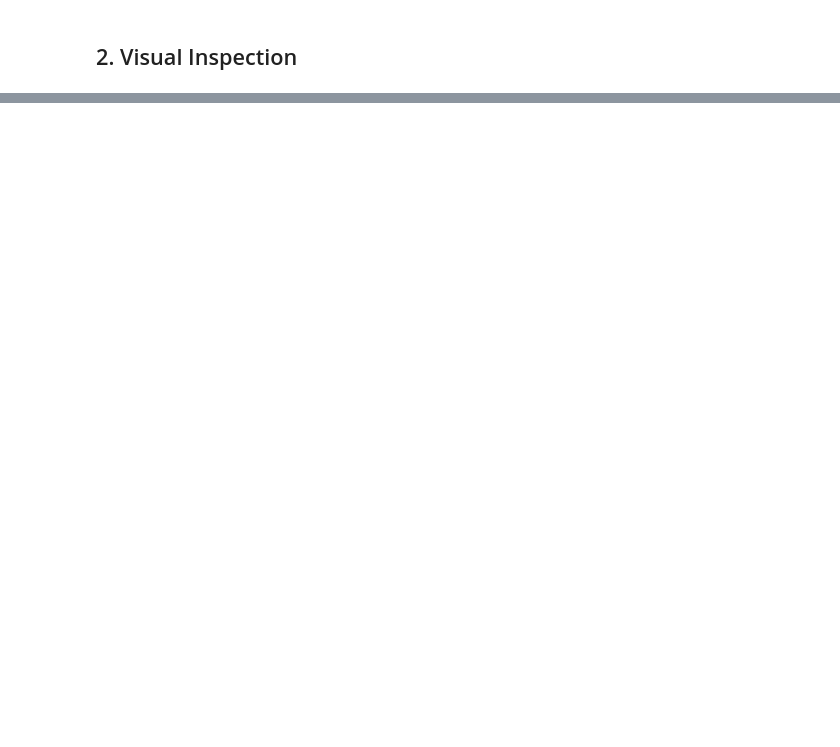
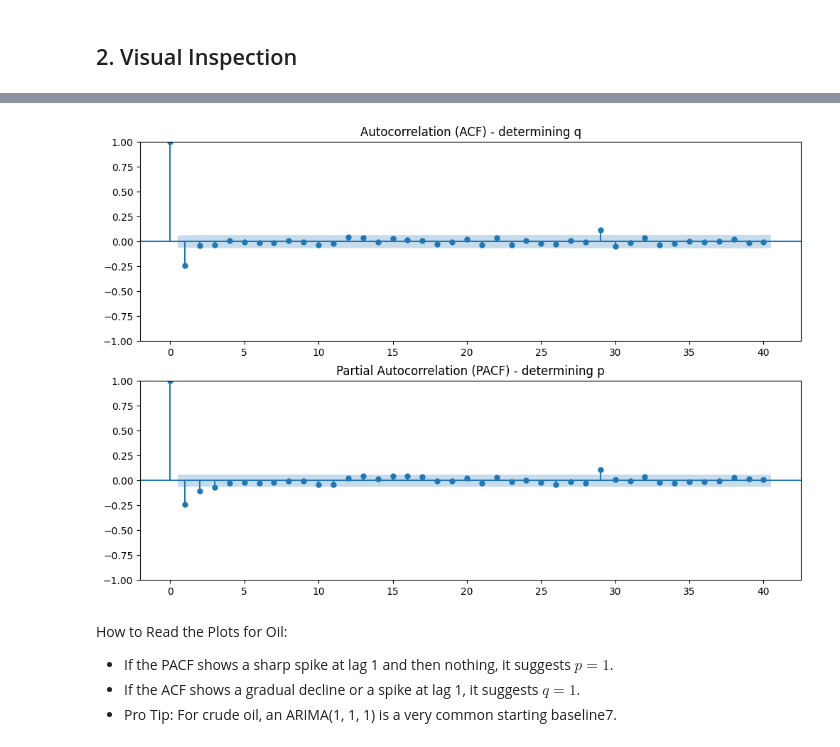
Before and after one commit to joeyedi1/crudearima, a Jupyter notebook: notebooks/01_arima_model.ipynb, the cells around one changed output, grey strips where cells are left out. Saved outputs shown, nothing was run; the diff lists cells and outputs as text; code cells hidden in the pictures; blank space fills up the shorter version.

Commit message:
01_arima_model

```diff
--- a/notebooks/01_arima_model.ipynb
+++ b/notebooks/01_arima_model.ipynb
@@ -64,0 +81,10 @@ def adf_test(series):
+# %%
+# Apply First Differencing
+df['diff_1'] = df['Close'].diff()
+
+# Drop the first NaN value created by differencing
+df_diff = df.dropna()
+
+# Check Stationarity again
+print("\n--- Checking Differenced Data ---")
+check_stationarity(df_diff['diff_1'])
@@ -64,0 +104,21 @@ def adf_test(series):
+# %%
+from statsmodels.graphics.tsaplots import plot_acf, plot_pacf
+
+fig, (ax1, ax2) = plt.subplots(2, 1, figsize=(12,8))
+
+# Plot ACF (for q)
+plot_acf(df_diff['diff_1'], ax=ax1, lags=40)
+ax1.set_title('Autocorrelation (ACF) - determining q')
+
+# Plot PACF (for p)
+plot_pacf(df_diff['diff_1'], ax=ax2, lags=40)
+ax2.set_title('Partial Autocorrelation (PACF) - determining p')
+
+plt.show()
+# %% [output]
+[figure, added]
+# %% [markdown]
+How to Read the Plots for Oil:
+- If the PACF shows a sharp spike at lag 1 and then nothing, it suggests $p=1$.
+- If the ACF shows a gradual decline or a spike at lag 1, it suggests $q=1$.
+- Pro Tip: For crude oil, an ARIMA(1, 1, 1) is a very common starting baseline7.
```
Also changed, not shown: parts of 37 cells of this notebook, 2 other files.
